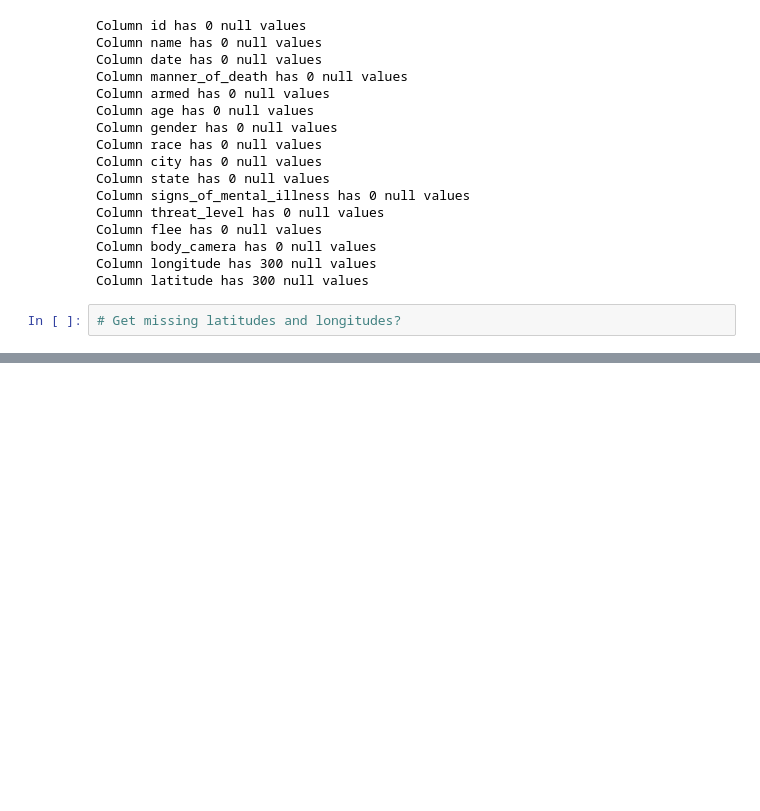
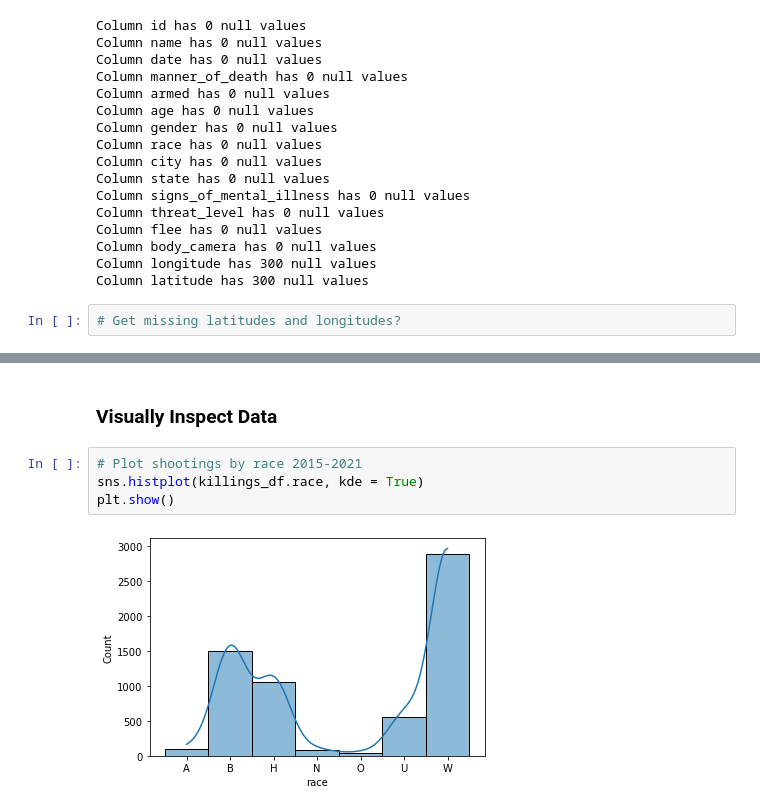
Before and after one commit to TamaraGR/Police_Violence_Analysis, a Jupyter notebook: New_ML_Model_Mockup.ipynb, the cells around one changed output, grey strips where cells are left out. Saved outputs shown, nothing was run; the diff lists cells and outputs as text; blank space fills up the shorter version.

Commit message:
more data prep

```diff
--- a/New_ML_Model_Mockup.ipynb
+++ b/New_ML_Model_Mockup.ipynb
@@ -217,0 +238,8 @@ Column latitude has 300 null values
+# %% [markdown]
+### Visually Inspect Data
+# %%
+# Plot shootings by race 2015-2021
+sns.histplot(killings_df.race, kde = True)
+plt.show()
+# %% [output]
+[figure, added]
```
Also changed, not shown: parts of 8 cells of this notebook.
